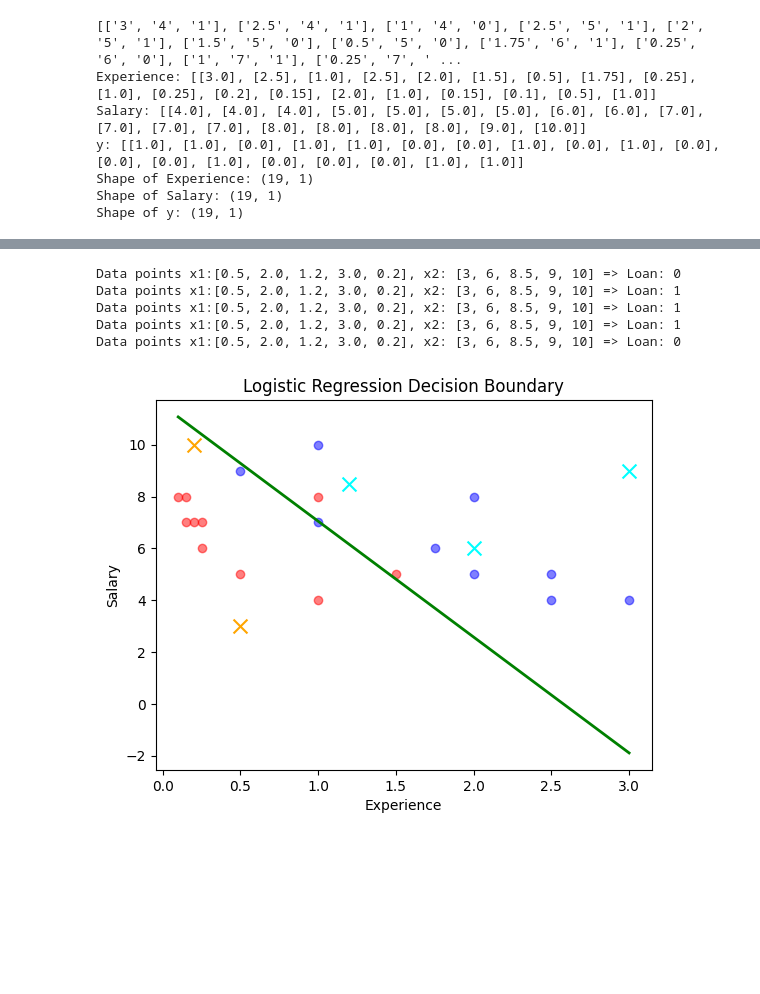
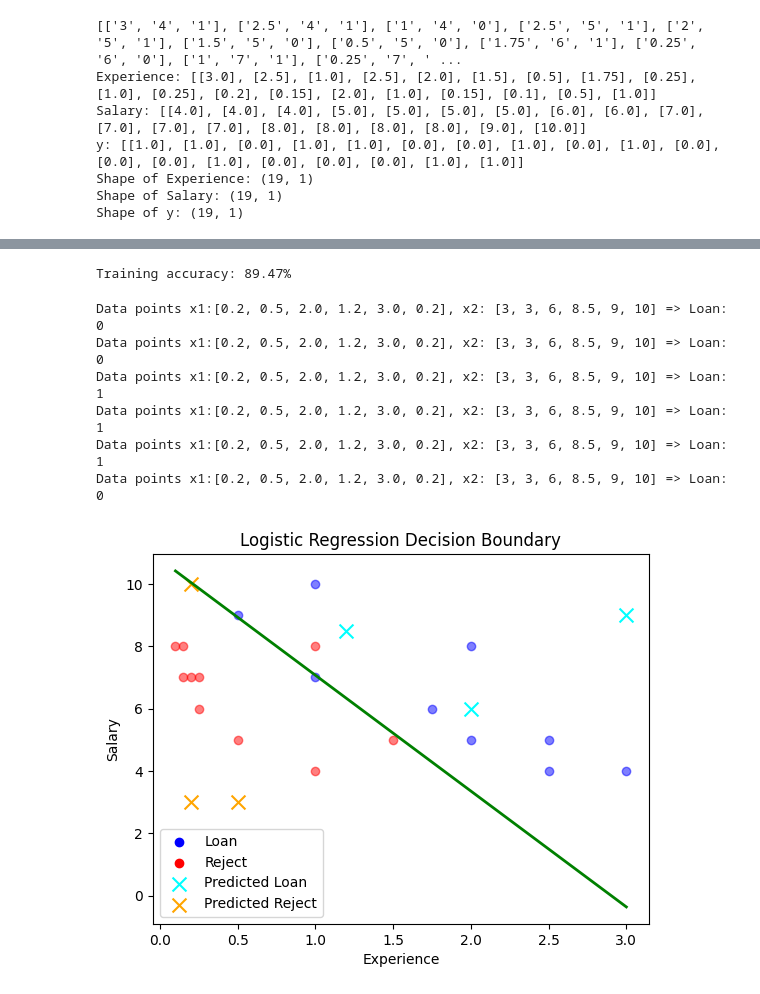
Before and after one commit to dominhquang39/dl2026, a Jupyter notebook: lab3/logistic_regression.ipynb, the cells around one changed output, grey strips where cells are left out. Saved outputs shown, nothing was run; the diff lists cells and outputs as text; code cells hidden in the pictures; blank space fills up the shorter version.

Commit message:
Add accuracy calculation

```diff
--- a/lab3/logistic_regression.ipynb
+++ b/lab3/logistic_regression.ipynb
@@ -103,7 +107,7 @@ def plot_logistic_regression(x1, x2, y, w):
     plt.show()
 # %%
-learning_rate = 0.001
-threshold = 1e-7
+learning_rate = 0.05
+threshold = 1e-6
 w = gradient_descent(x1, x2, y, lr=learning_rate, threshold=threshold)
 plot_logistic_regression(x1, x2, y, w)
 # %% [output]
@@ -128,3 +119,21 @@ w0 = -8.752, w1 = 3.397, w2 = 0.760
+# %%
+def training_accuracy(x1, x2, y, w):
+    correct_predictions = 0
+    N = len(y)
+
+    for i in range(N):
+        z = w[0] + w[1] * x1[i][0] + w[2] * x2[i][0]
+        y_prob = sigmoid(z)
+        y_pred = 1 if y_prob >= 0.5 else 0
+        if y_pred == y[i][0]:
+            correct_predictions += 1
+
+    return (correct_predictions / N) * 100
+
+accuracy = training_accuracy(x1, x2, y, w)
+print(f'Training accuracy: {accuracy:.2f}%')
+# %% [output]
+Training accuracy: 89.47%
 # %%
 def predict(x1_new, x2_new, w):
     predictions = []
@@ -136,39 +145,46 @@ def predict(x1_new, x2_new, w):
 
     return predictions
 
-x1_new = [0.5, 2.0, 1.2, 3.0, 0.2]
-x2_new = [3, 6, 8.5, 9, 10]
+x1_new = [0.2, 0.5, 2.0, 1.2, 3.0, 0.2]
+x2_new = [3, 3, 6, 8.5, 9, 10]
 
 pred = predict(x1_new, x2_new, w)
 
 for i in range(len(pred)):
     print(f'Data points x1:{x1_new}, x2: {x2_new} => Loan: {pred[i]}')
 # %% [output]
-Data points x1:[0.5, 2.0, 1.2, 3.0, 0.2], x2: [3, 6, 8.5, 9, 10] => Loan: 0
-Data points x1:[0.5, 2.0, 1.2, 3.0, 0.2], x2: [3, 6, 8.5, 9, 10] => Loan: 1
-Data points x1:[0.5, 2.0, 1.2, 3.0, 0.2], x2: [3, 6, 8.5, 9, 10] => Loan: 1
-Data points x1:[0.5, 2.0, 1.2, 3.0, 0.2], x2: [3, 6, 8.5, 9, 10] => Loan: 1
-Data points x1:[0.5, 2.0, 1.2, 3.0, 0.2], x2: [3, 6, 8.5, 9, 10] => Loan: 0
+Data points x1:[0.2, 0.5, 2.0, 1.2, 3.0, 0.2], x2: [3, 3, 6, 8.5, 9, 10] => Loan: 0
+Data points x1:[0.2, 0.5, 2.0, 1.2, 3.0, 0.2], x2: [3, 3, 6, 8.5, 9, 10] => Loan: 0
+Data points x1:[0.2, 0.5, 2.0, 1.2, 3.0, 0.2], x2: [3, 3, 6, 8.5, 9, 10] => Loan: 1
+Data points x1:[0.2, 0.5, 2.0, 1.2, 3.0, 0.2], x2: [3, 3, 6, 8.5, 9, 10] => Loan: 1
+Data points x1:[0.2, 0.5, 2.0, 1.2, 3.0, 0.2], x2: [3, 3, 6, 8.5, 9, 10] => Loan: 1
+Data points x1:[0.2, 0.5, 2.0, 1.2, 3.0, 0.2], x2: [3, 3, 6, 8.5, 9, 10] => Loan: 0
 # %%
 def plot_prediction(x1, x2, y, w, x1_new, x2_new, y_new):
     for i in range(len(y)):
         plt.scatter(x1[i][0], x2[i][0], c='blue' if y[i][0] else 'red', alpha=0.5)
 
     if x1_new:
         for i in range(len(y_new)):
             plt.scatter(x1_new[i], x2_new[i], c='cyan' if y_new[i] else 'orange', marker='x', s=100)
+
+    plt.scatter([], [], c='blue', label='Loan')
+    plt.scatter([], [], c='red', label='Reject')
+    plt.scatter([], [], c='cyan', marker='x', s=100, label='Predicted Loan')
+    plt.scatter([], [], c='orange', marker='x', s=100, label='Predicted Reject')
 
     x1_min, x1_max = min(x1)[0], max(x1)[0]
     x2_start = -(w[1] * x1_min + w[0]) / w[2]
     x2_end = -(w[1] * x1_max + w[0]) / w[2]
 
     plt.plot([x1_min, x1_max], [x2_start, x2_end], color='green', linewidth=2)
 
     plt.xlabel('Experience')
     plt.ylabel('Salary')
     plt.title('Logistic Regression Decision Boundary')
+    plt.legend()
     plt.show()
 
 plot_prediction(x1, x2, y, w, x1_new, x2_new, pred)
 # %% [output]
-[figure, old version]
+[figure, new version]
```
Also changed, not shown: parts of 2 cells of this notebook.
